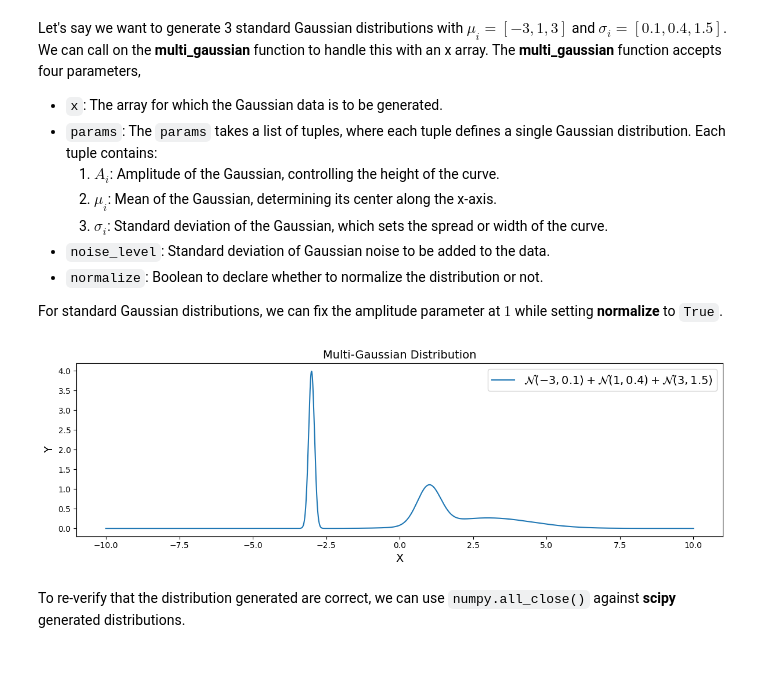
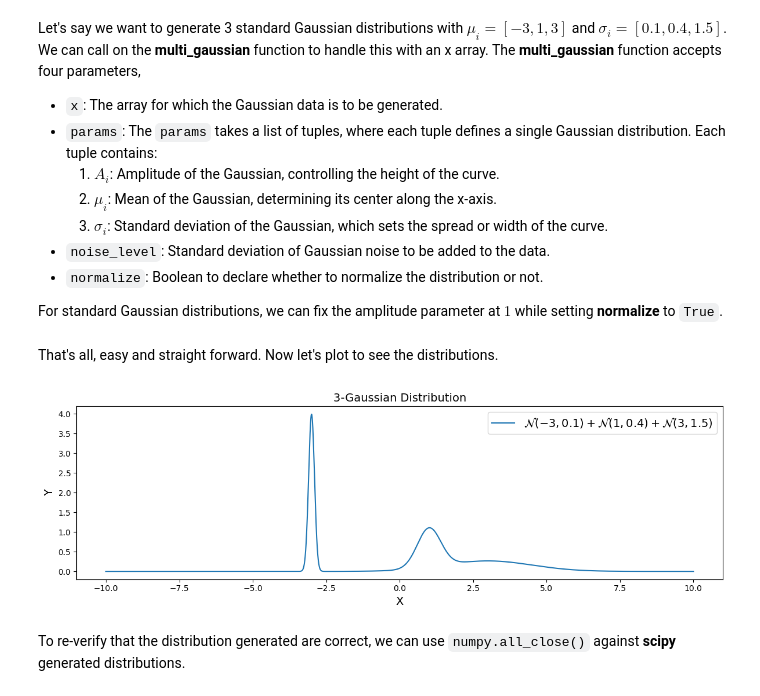
Before and after one commit to syedalimohsinbukhari/pyMultiFit, a Jupyter notebook: tutorials/generating_n_model_data.ipynb, the cells around one changed output. Drawn from its saved outputs; the diff is of its cells as text; code cells hidden in the pictures; blank space fills up the shorter version.

```diff
--- a/tutorials/generating_n_model_data.ipynb
+++ b/tutorials/generating_n_model_data.ipynb
@@ -35,17 +35,21 @@ x = np.linspace(-10, 10, 10_000)
 
 parameters = [(1, -3, 0.1), (1, 1, 0.4), (1, 3, 1.5)]
 y = multi_gaussian(x, parameters, normalize=True)
-plt.figure(figsize=(12, 4))
-plt.plot(x, y,
-         label=r'$\mathcal{N}(-3,0.1) + \mathcal{N}(1,0.4) + \mathcal{N}(3,1.5)$')
-plt.xlabel('X', fontsize=fs)
-plt.ylabel('Y', fontsize=fs)
-plt.title('Multi-Gaussian Distribution', fontsize=fs)
-plt.legend(loc='best', fontsize=fs)
-plt.tight_layout()
-plt.show()
-# %% [output]
-[figure, removed]
+# %% [markdown]
+That's all, easy and straight forward.
+Now let's plot to see the distributions.
+# %%
+plt.figure(figsize=(12, 4))
+plt.plot(x, y,
+         label=r'$\mathcal{N}(-3,0.1) + \mathcal{N}(1,0.4) + \mathcal{N}(3,1.5)$')
+plt.xlabel('X', fontsize=fs)
+plt.ylabel('Y', fontsize=fs)
+plt.title('3-Gaussian Distribution', fontsize=fs)
+plt.legend(loc='best', fontsize=fs)
+plt.tight_layout()
+plt.show()
+# %% [output]
+[figure, added]
 # %% [markdown]
 To re-verify that the distribution generated are correct, we can use `numpy.all_close()` against **scipy** generated distributions.
 # %%
```
Also changed, not shown: parts of 4 cells of this notebook, 3 other files.
